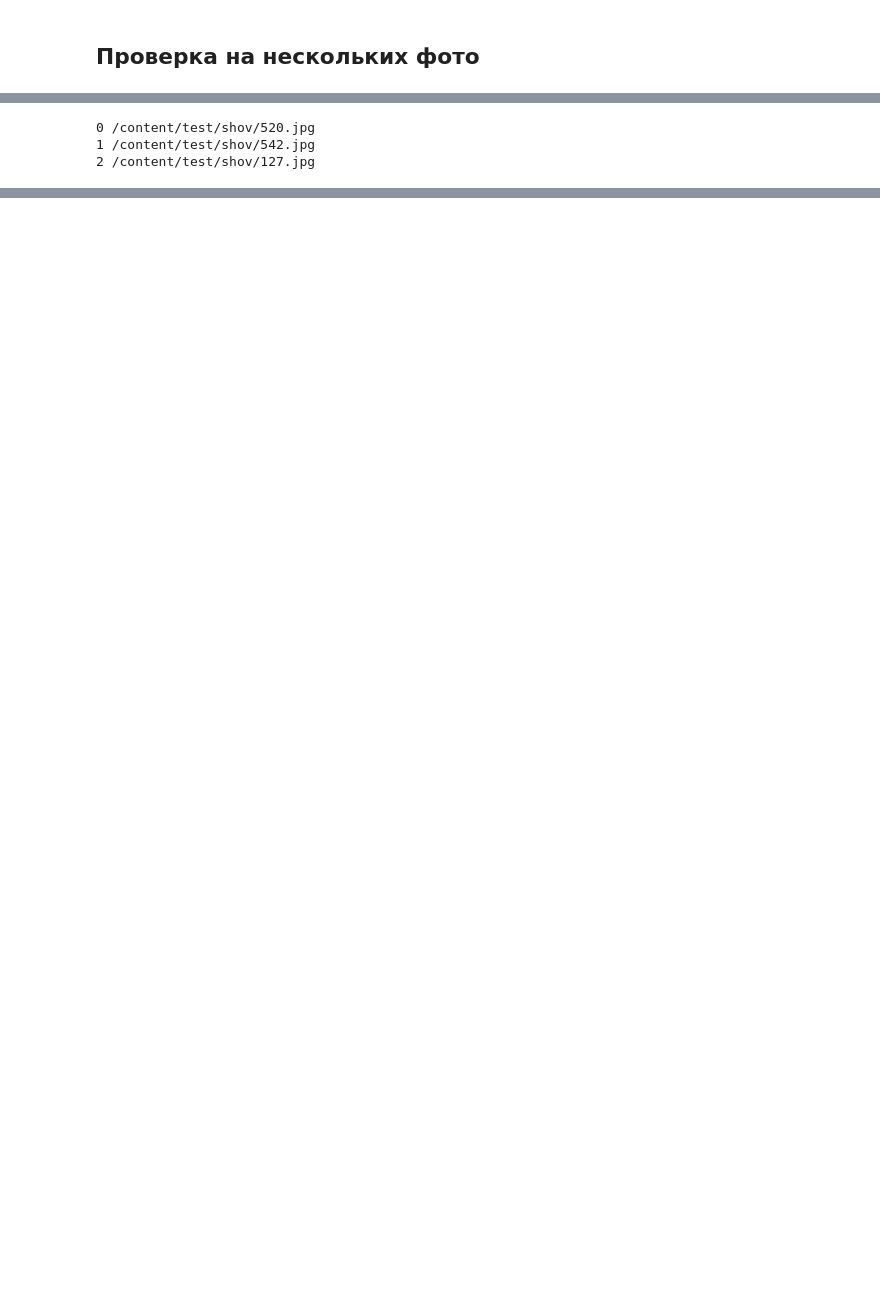
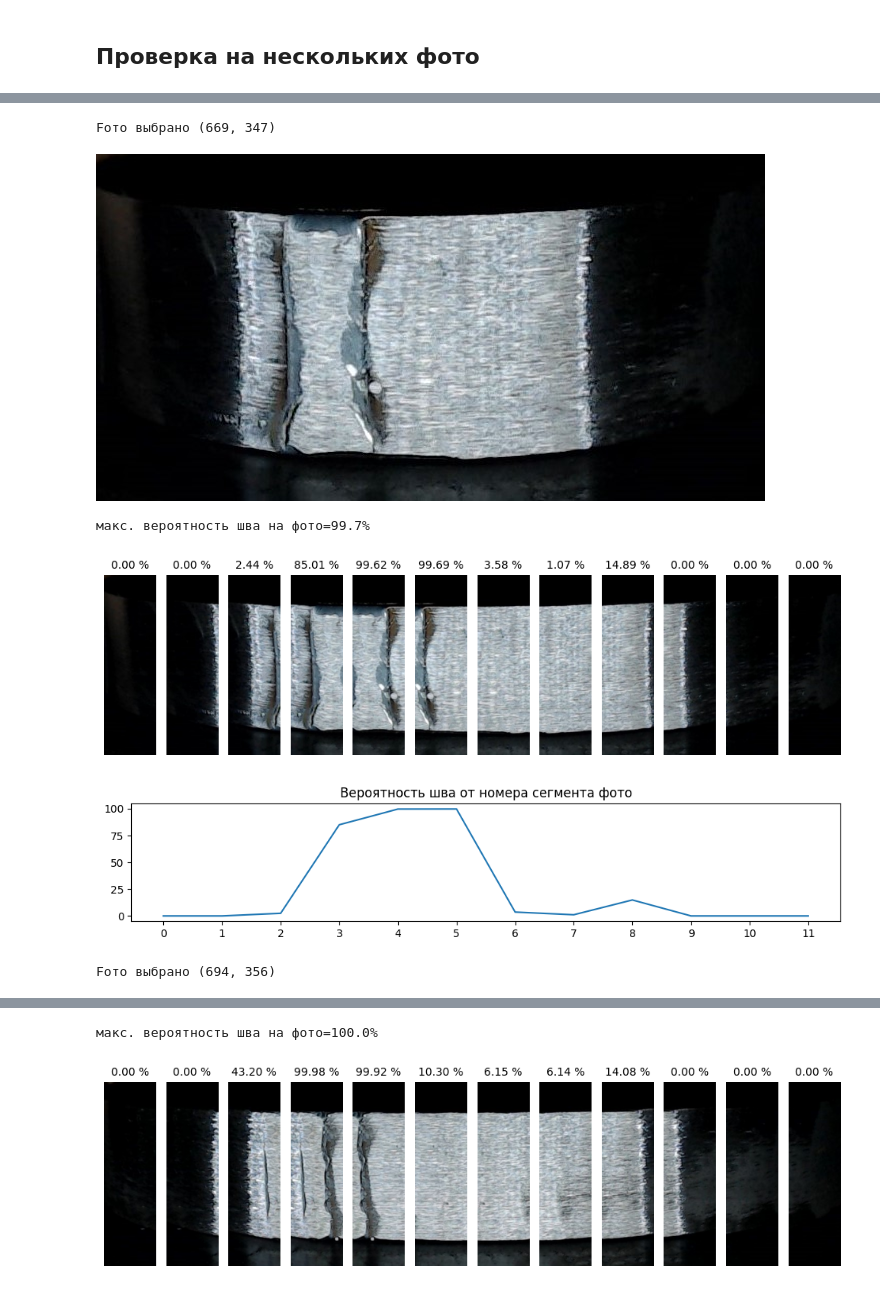
Before and after one commit to aepanfilov/shov, a Jupyter notebook: Shov.ipynb, the cells around one changed output, grey strips where cells are left out. Drawn from its saved outputs; the diff is of its cells as text; code cells hidden in the pictures; blank space fills up the shorter version.

```diff
--- a/Shov.ipynb
+++ b/Shov.ipynb
@@ -530,19 +660,31 @@ def predict_image(image):
 # %%
 # import os
 # cnt=0
 # for a in os.walk(os.path.join(test_dir,'shov')):
 #   if cnt==3:
 #     break
 #   print(cnt,a)
 #   cnt+=1
 
 cnt=0
 for a in test_dir.glob('shov/*'):
-  if cnt==3:
+  if cnt!=3:
+    img = selectImage(cnt)
+    sub_images, sub_imagesH = slice_image(img, SUB_WIDTH, stride)
+    #sub_count=len(sub_images)
+    subScore = predictNotOneFoto(sub_images, sub_imagesH, model, class_names)
+    #predict = predict_image(img)
+  else:
     break
-  print(cnt,a)
   cnt+=1
+
+   #
+  #print(cnt,a)
+  #cnt+=1
 # %% [output]
-0 /content/test/shov/520.jpg
-1 /content/test/shov/542.jpg
-2 /content/test/shov/127.jpg
+Fото выбрано (669, 347)
+[figure, added]
+макс. вероятность шва на фото=99.7%
+[figure, added]
+[figure, added]
+Fото выбрано (694, 356)
@@ -548,0 +692,2 @@ for a in test_dir.glob('shov/*'):
+макс. вероятность шва на фото=100.0%
+[figure, added]
```
Also changed, not shown: parts of 14 cells of this notebook.
